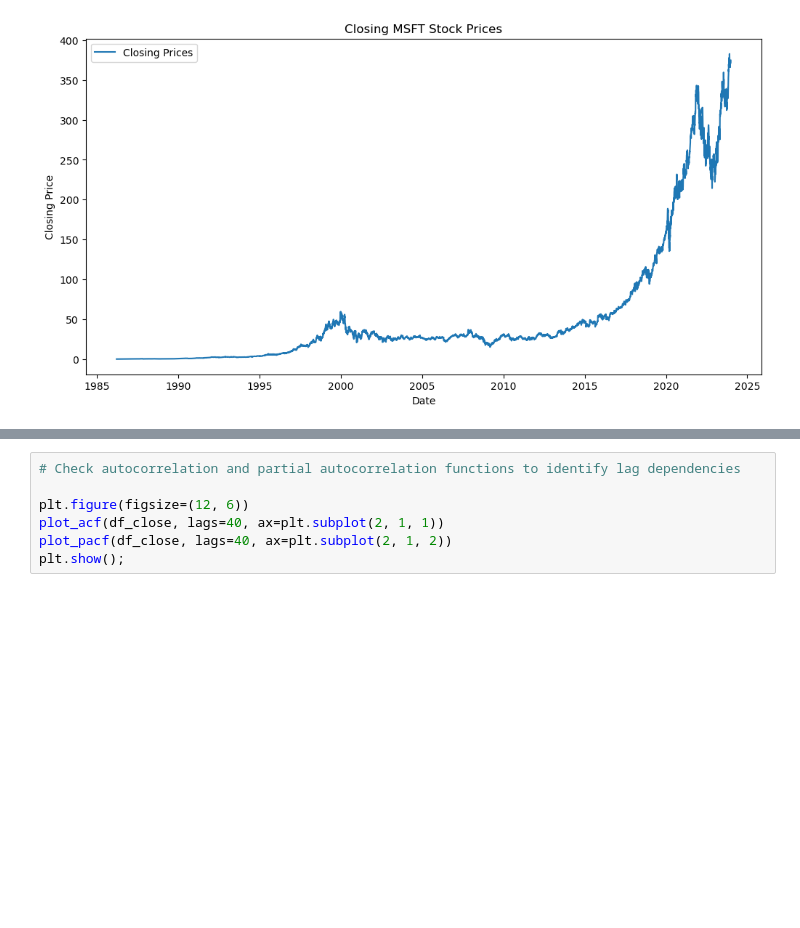
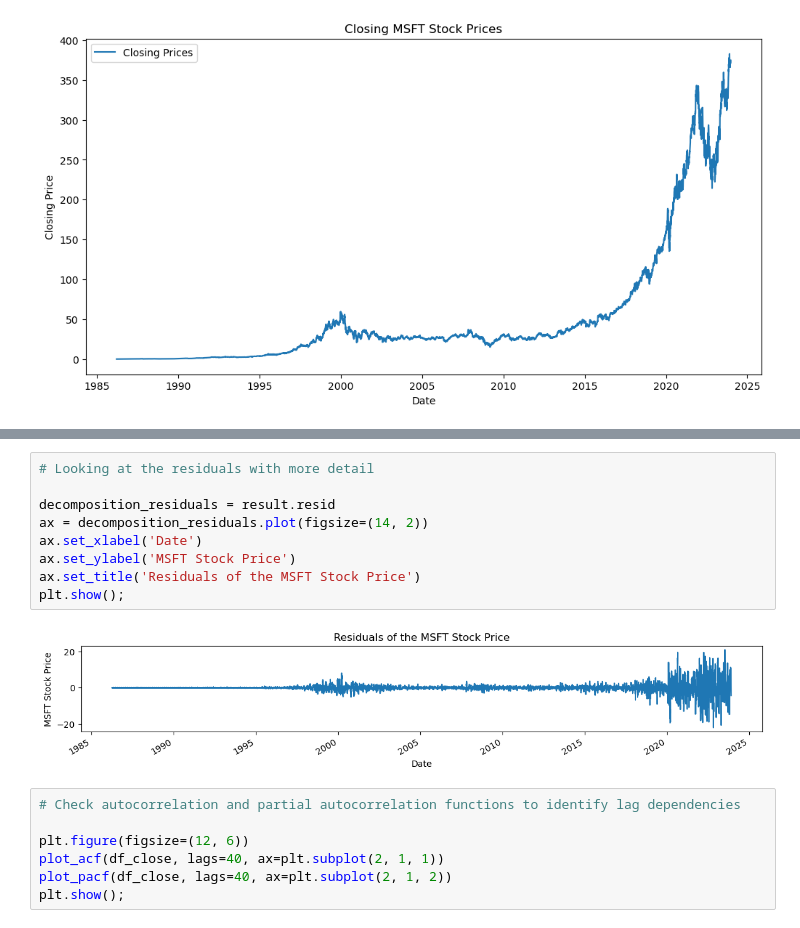
Before and after one commit to ajbudhi/Microsoft-Stock-Time-Series-Analysis, a Jupyter notebook: microsoft_stock_analysis.ipynb, the cells around one changed output, grey strips where cells are left out. Drawn from its saved outputs; the diff is of its cells as text; blank space fills up the shorter version.

```diff
--- a/microsoft_stock_analysis.ipynb
+++ b/microsoft_stock_analysis.ipynb
@@ -114,3 +155,14 @@ plt.show();
+# %%
+# Looking at the residuals with more detail
+
+decomposition_residuals = result.resid
+ax = decomposition_residuals.plot(figsize=(14, 2))
+ax.set_xlabel('Date')
+ax.set_ylabel('MSFT Stock Price')
+ax.set_title('Residuals of the MSFT Stock Price')
+plt.show();
+# %% [output]
+[figure, added]
 # %%
 # Check autocorrelation and partial autocorrelation functions to identify lag dependencies
 
```
Also changed, not shown: parts of 17 cells of this notebook, 2 other files.
